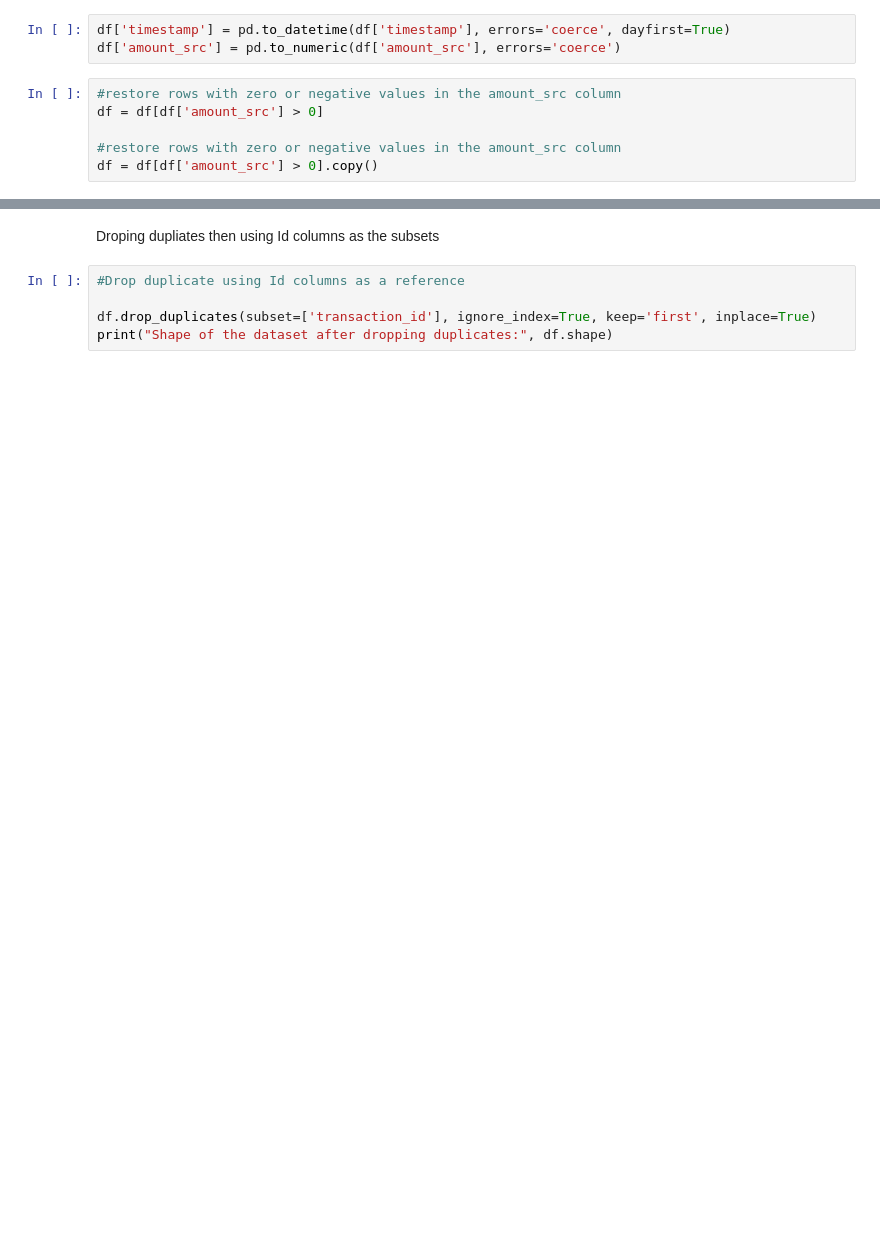
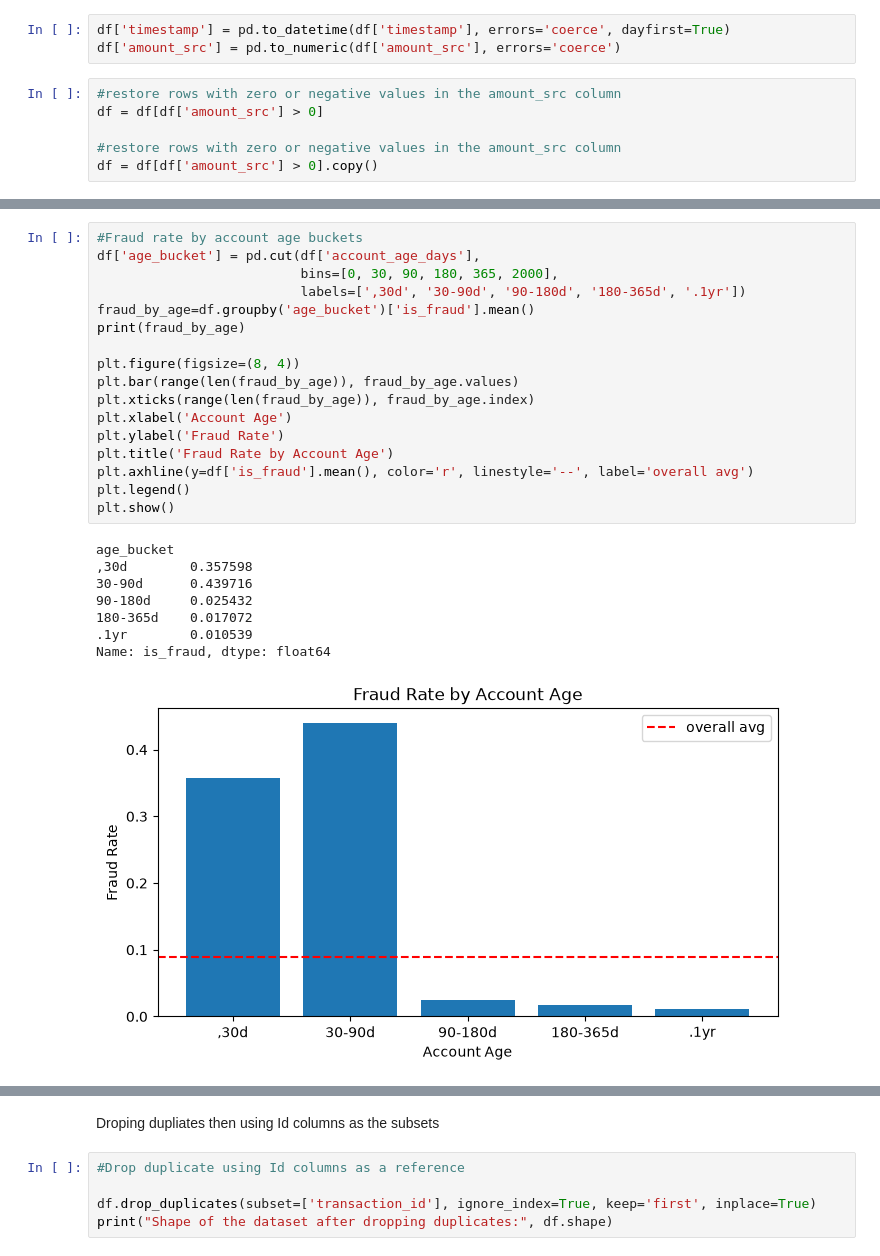
Before and after one commit to Ifeanyionwusor94/Nova-pay-fraud-detection-system, a Jupyter notebook: Notebook/EDA.ipynb, the cells around one changed output, grey strips where cells are left out. Drawn from its saved outputs; the diff is of its cells as text; blank space fills up the shorter version.

```diff
--- a/Notebook/EDA.ipynb
+++ b/Notebook/EDA.ipynb
@@ -270,0 +339,26 @@ df = df[df['amount_src'] > 0].copy()
+# %%
+#Fraud rate by account age buckets
+df['age_bucket'] = pd.cut(df['account_age_days'],
+                          bins=[0, 30, 90, 180, 365, 2000],
+                          labels=[',30d', '30-90d', '90-180d', '180-365d', '.1yr'])
+fraud_by_age=df.groupby('age_bucket')['is_fraud'].mean()
+print(fraud_by_age)
+
+plt.figure(figsize=(8, 4))
+plt.bar(range(len(fraud_by_age)), fraud_by_age.values)
+plt.xticks(range(len(fraud_by_age)), fraud_by_age.index)
+plt.xlabel('Account Age')
+plt.ylabel('Fraud Rate')
+plt.title('Fraud Rate by Account Age')
+plt.axhline(y=df['is_fraud'].mean(), color='r', linestyle='--', label='overall avg')
+plt.legend()
+plt.show()
+# %% [output]
+age_bucket
+,30d        0.357598
+30-90d      0.439716
+90-180d     0.025432
+180-365d    0.017072
+.1yr        0.010539
+Name: is_fraud, dtype: float64
+[figure, added]
```
Also changed, not shown: parts of 47 cells of this notebook, 4 other files.
